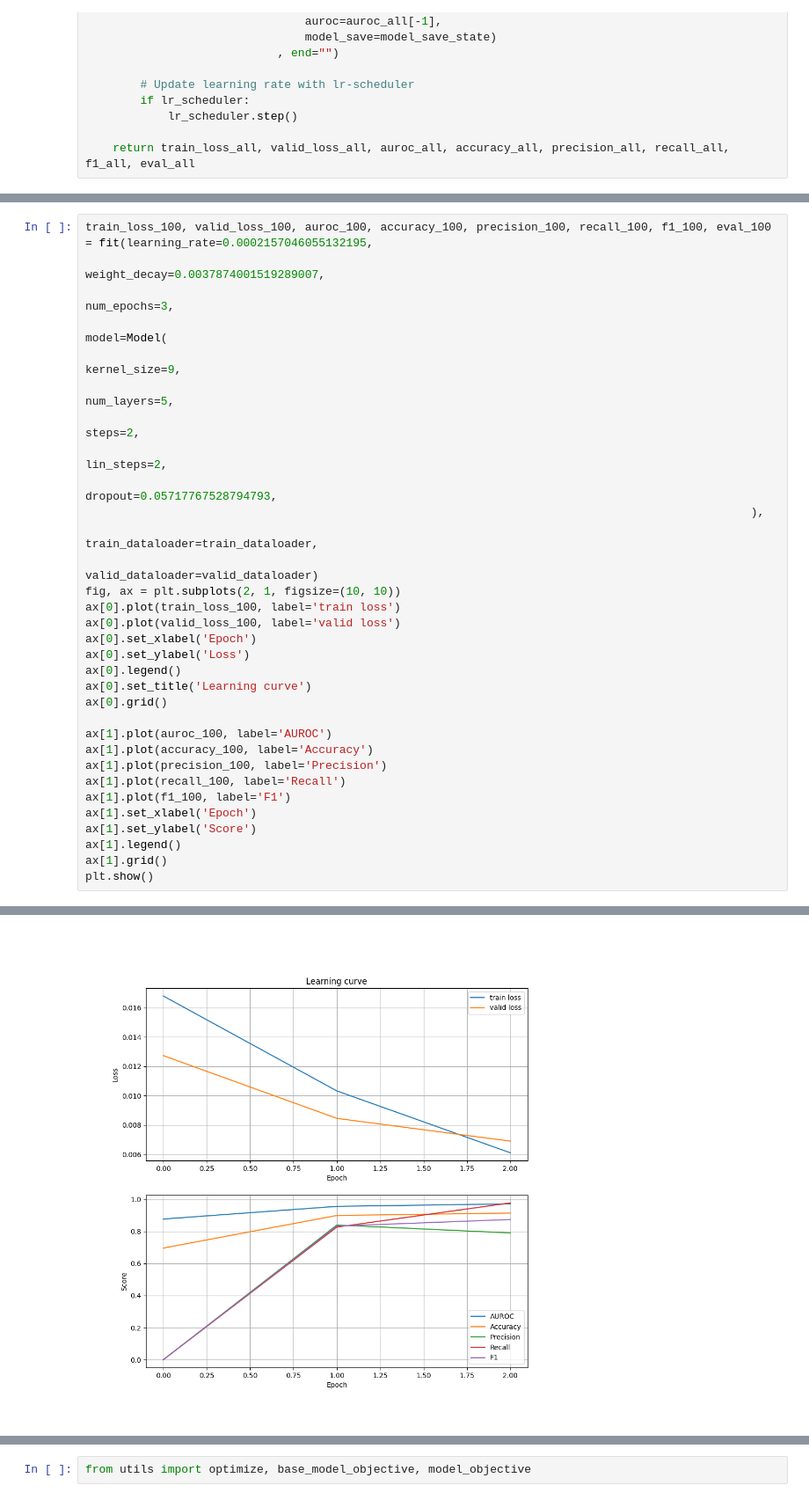
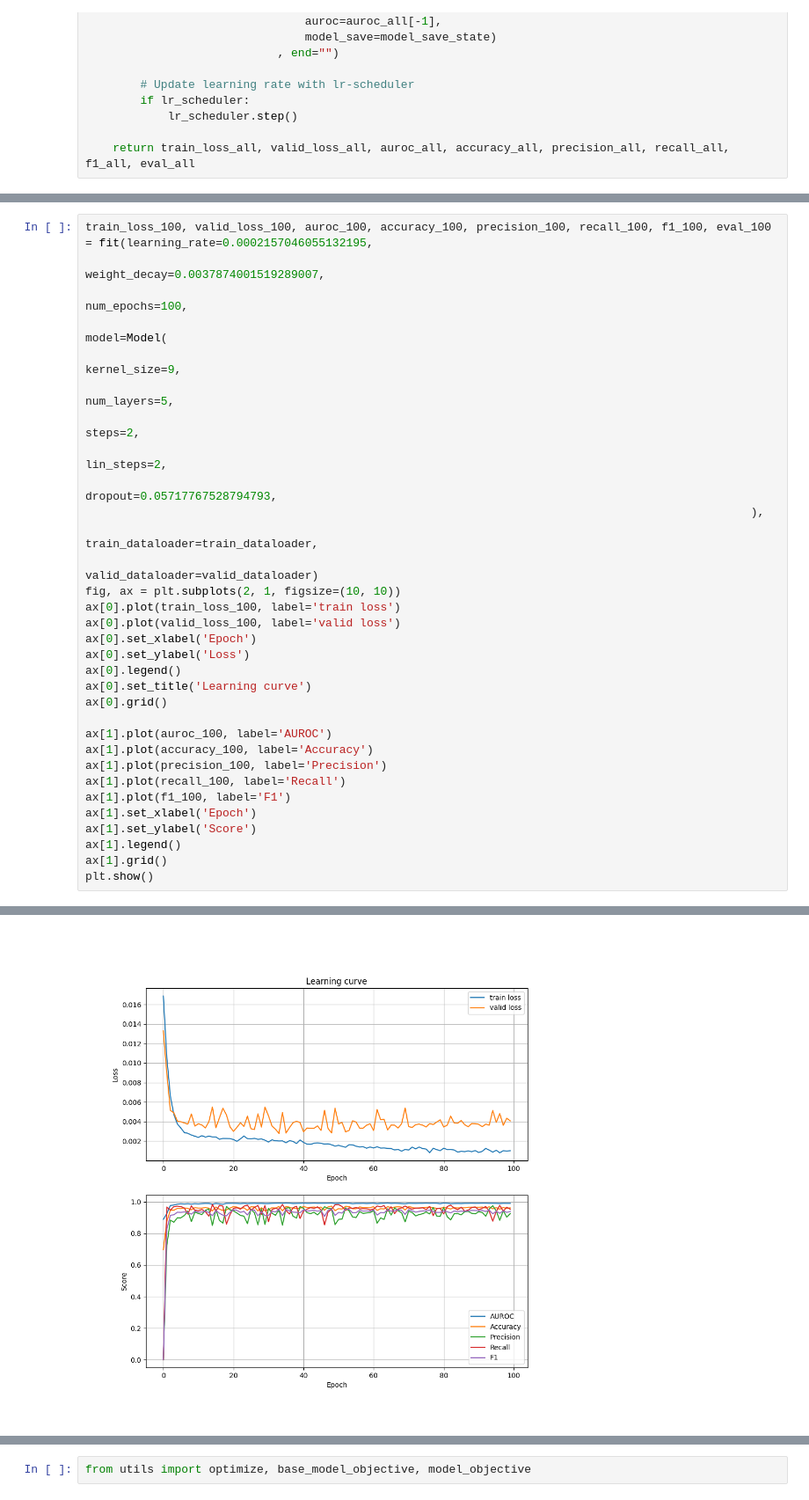
Before and after one commit to Arty-Facts/wasp_al_and_ml_2023, a Jupyter notebook: module3/assignment_ecg_classification.ipynb, the cells around one changed output, grey strips where cells are left out. Shown at 88% size. Cells and saved outputs as stored; diff of their text form.

```diff
--- a/module3/assignment_ecg_classification.ipynb
+++ b/module3/assignment_ecg_classification.ipynb
@@ -1039,7 +1039,7 @@ Epoch 10:       Train Loss 0.002559     Valid Loss 0.003287     Auroc 0.991898
 # %%
 train_loss_100, valid_loss_100, auroc_100, accuracy_100, precision_100, recall_100, f1_100, eval_100 = fit(learning_rate=0.0002157046055132195,
                                                                                                  weight_decay=0.0037874001519289007,
-                                                                                                 num_epochs=3,
+                                                                                                 num_epochs=100,
                                                                                                  model=Model(
                                                                                                      kernel_size=9,
                                                                                                      num_layers=5,
@@ -1080,4 +1080,4 @@ Epoch  3:       Train Loss 0.006110     Valid Loss 0.006904     Auroc 0.972313
-[figure, old version]
+[figure, new version]
 # %%
 fig, ax = plt.subplots(8, 1, figsize=(10, 40))
 
```
Also changed, not shown: parts of 8 cells of this notebook.
